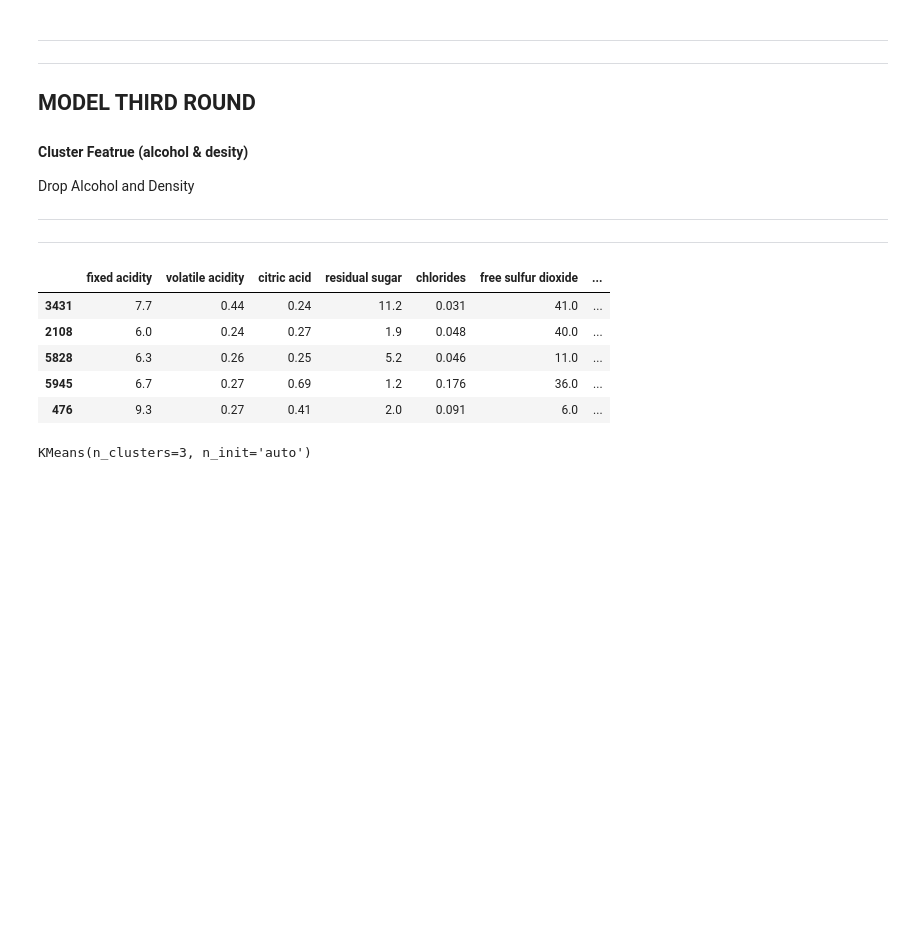
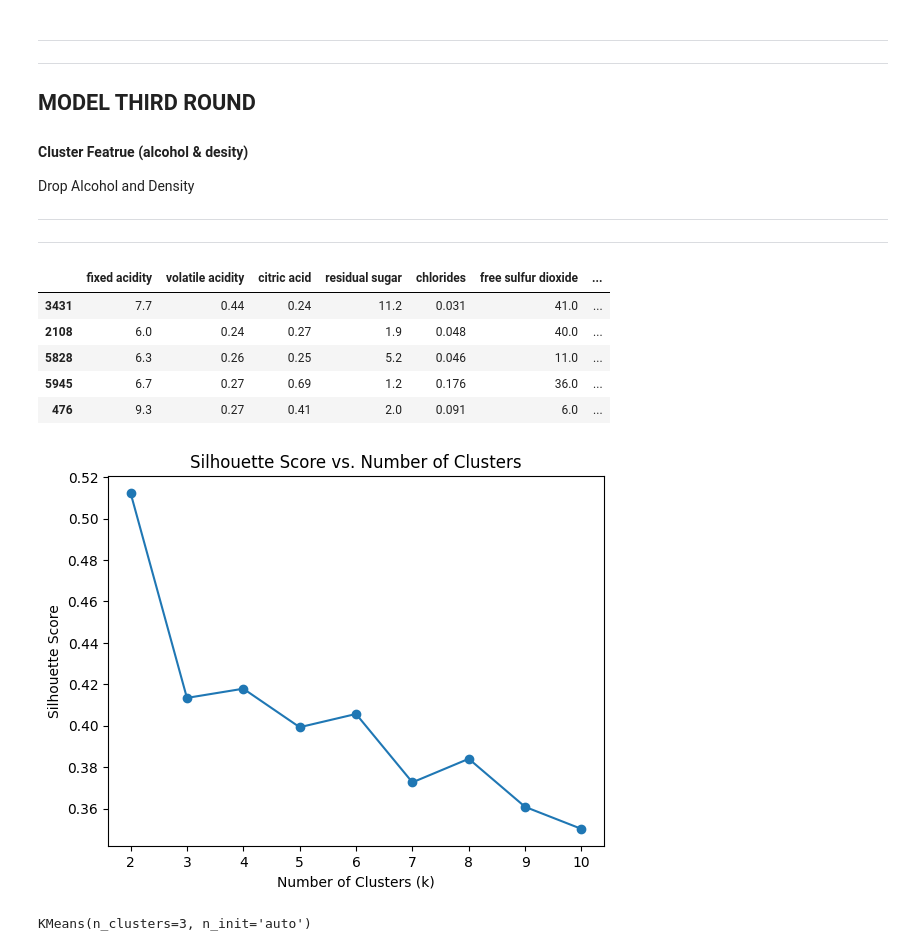
Before and after one commit to Clustering-Project/wine_quality_project, a Jupyter notebook: John/model.ipynb, the cells around one changed output. Cells and saved outputs as stored; diff of their text form; code cells hidden in the pictures; blank space fills up the shorter version.

```diff
--- a/John/model.ipynb
+++ b/John/model.ipynb
@@ -859,6 +859,27 @@ train, val, test = MinMax_Scaler(train, val, test)
 
 #Scale X_df because data_pipeline does not scale it
 X_train, X_val, X_test = MinMax_Scaler_xy(X_train, X_val, X_test)
+# %%
+from sklearn.cluster import KMeans
+from sklearn.metrics import silhouette_score
+import matplotlib.pyplot as plt
+
+features = train[['alcohol', 'density']]
+silhouette_scores = []
+
+for k in range(2, 11):
+    kmeans = KMeans(n_clusters=k, n_init='auto')
+    kmeans.fit(features)
+    silhouette_scores.append(silhouette_score(features, kmeans.labels_))
+
+# Plot the silhouette scores
+plt.plot(range(2, 11), silhouette_scores, marker='o')
+plt.xlabel('Number of Clusters (k)')
+plt.ylabel('Silhouette Score')
+plt.title('Silhouette Score vs. Number of Clusters')
+plt.show()
+# %% [output]
+[figure, added]
 # %%
 kmeans = KMeans(n_clusters=3, n_init='auto')
 features = train[['alcohol', 'density']]
```
Also changed, not shown: parts of 12 cells of this notebook, 3 other files.
